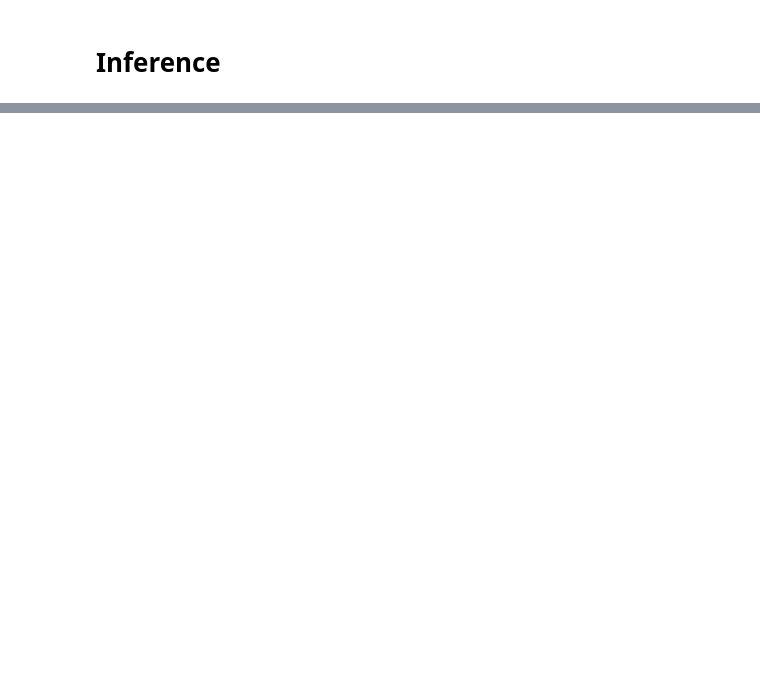
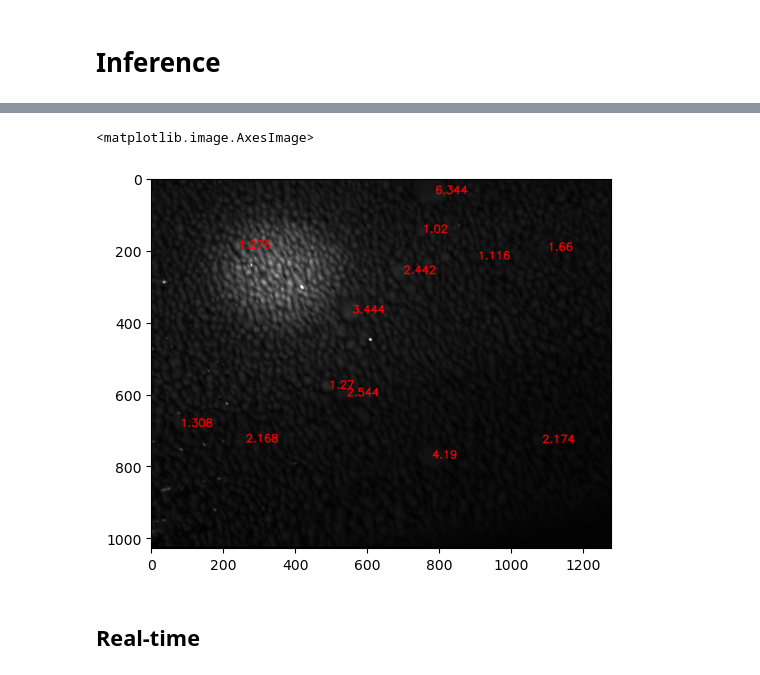
Before and after one commit to ssslakter/hits-rocks, a Jupyter notebook: nbs/01_baseline.ipynb, the cells around one changed output, grey strips where cells are left out. Drawn from its saved outputs; the diff is of its cells as text; code cells hidden in the pictures; blank space fills up the shorter version.

```diff
--- a/nbs/01_baseline.ipynb
+++ b/nbs/01_baseline.ipynb
@@ -40,2 +53,27 @@ def merge_with_mask(image, mask, p=0.2, gamma=0):
+# %%
+def poly_area_np(points):
+    if not np.array_equal(points[0], points[-1]):
+        points = np.concatenate([points, [points[0]]])
+    x,y = points.T
+    return 0.5 * np.abs(np.sum(x[:-1] * y[1:] - x[1:] * y[:-1])
+                        + (x[-1] * y[0] - x[0] * y[-1]))
+
+
+def add_area_labels(img, result):
+    image = img.copy()
+    for m in result.masks:
+        points = extract_points(m)[0]
+        text = str(poly_area_np(points)/1000)
+        x,y = points.mean(0).astype(np.int32)
+        image = cv2.putText(image, text, (x,y), cv2.FONT_HERSHEY_SIMPLEX ,
+                   1, (255, 0, 0), 2, cv2.LINE_AA)
+    return image
+# %%
+plt.imshow(add_area_labels(image, res[0]))
+# %% [output]
+<matplotlib.image.AxesImage>
+[figure, added]
+# %% [markdown]
+## Real-time
 # %%
 import cv2
```
Also changed, not shown: parts of 13 cells of this notebook, 2 other files.
